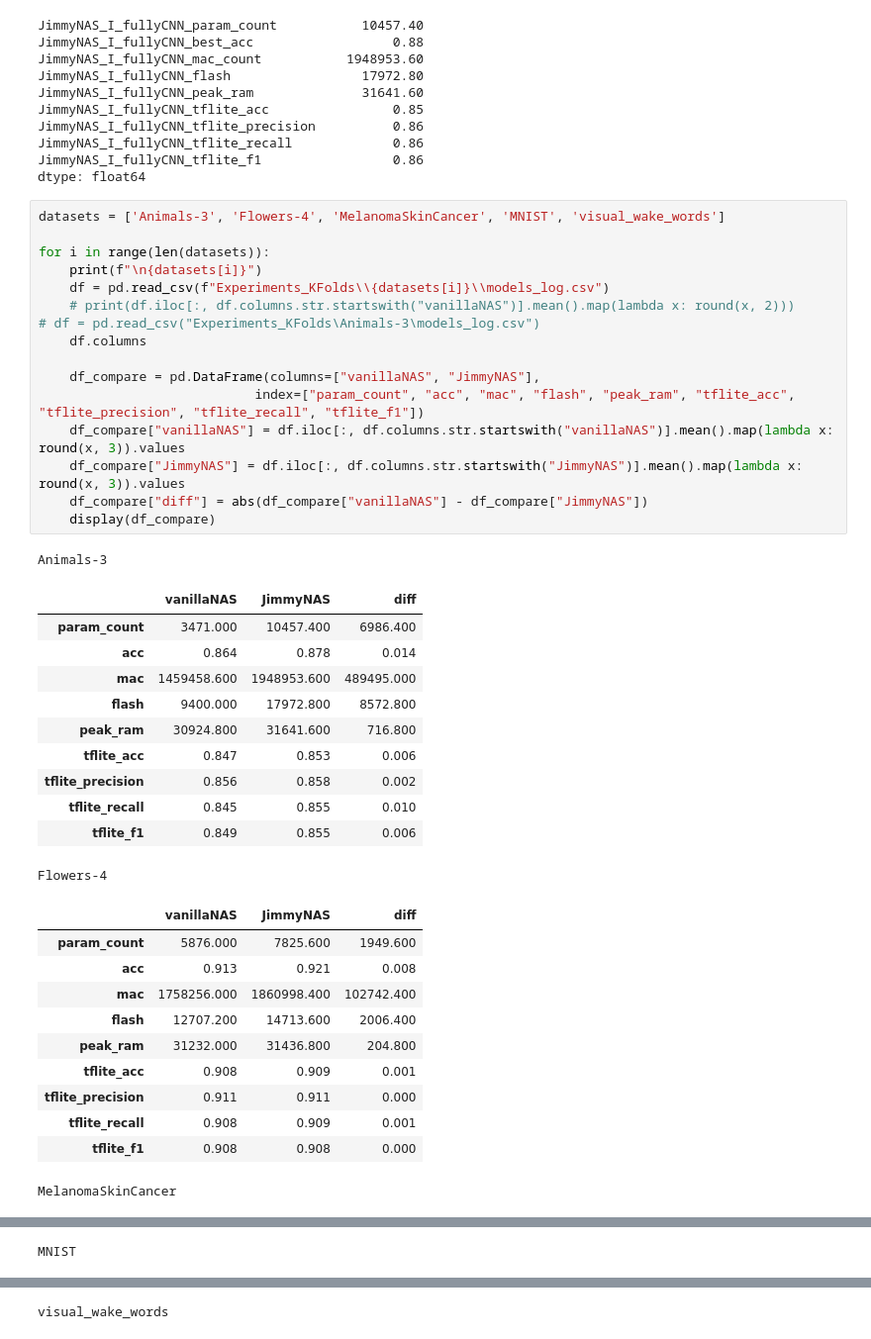
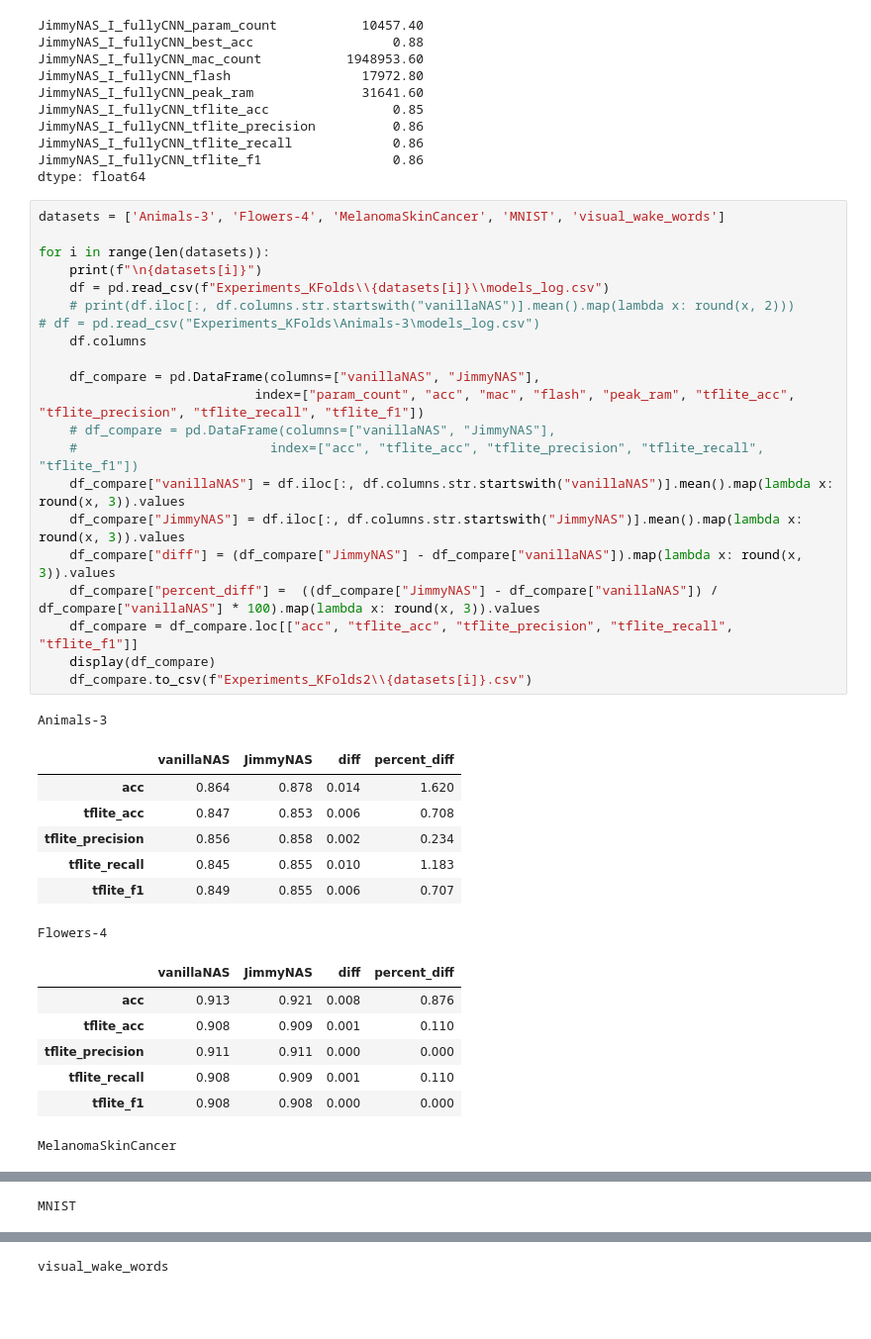
Before and after one commit to jimmoi/TinyML-NAS, a Jupyter notebook: Visualize2.ipynb, the cells around one changed output, grey strips where cells are left out. Shown at 99% size. Cells and saved outputs as stored; diff of their text form; blank space fills up the shorter version.

```diff
--- a/Visualize2.ipynb
+++ b/Visualize2.ipynb
@@ -246,40 +246,37 @@ dtype: float64
 # %%
 datasets = ['Animals-3', 'Flowers-4', 'MelanomaSkinCancer', 'MNIST', 'visual_wake_words']
 
 for i in range(len(datasets)):
     print(f"\n{datasets[i]}")
     df = pd.read_csv(f"Experiments_KFolds\\{datasets[i]}\\models_log.csv")
     # print(df.iloc[:, df.columns.str.startswith("vanillaNAS")].mean().map(lambda x: round(x, 2)))
 # df = pd.read_csv("Experiments_KFolds\Animals-3\models_log.csv")
     df.columns
 
     df_compare = pd.DataFrame(columns=["vanillaNAS", "JimmyNAS"],
                             index=["param_count", "acc", "mac", "flash", "peak_ram", "tflite_acc", "tflite_precision", "tflite_recall", "tflite_f1"])
+    # df_compare = pd.DataFrame(columns=["vanillaNAS", "JimmyNAS"],
+    #                         index=["acc", "tflite_acc", "tflite_precision", "tflite_recall", "tflite_f1"])
     df_compare["vanillaNAS"] = df.iloc[:, df.columns.str.startswith("vanillaNAS")].mean().map(lambda x: round(x, 3)).values
     df_compare["JimmyNAS"] = df.iloc[:, df.columns.str.startswith("JimmyNAS")].mean().map(lambda x: round(x, 3)).values
-    df_compare["diff"] = abs(df_compare["vanillaNAS"] - df_compare["JimmyNAS"])
+    df_compare["diff"] = (df_compare["JimmyNAS"] - df_compare["vanillaNAS"]).map(lambda x: round(x, 3)).values
+    df_compare["percent_diff"] =  ((df_compare["JimmyNAS"] - df_compare["vanillaNAS"]) / df_compare["vanillaNAS"] * 100).map(lambda x: round(x, 3)).values
+    df_compare = df_compare.loc[["acc", "tflite_acc", "tflite_precision", "tflite_recall", "tflite_f1"]]
     display(df_compare)
+    df_compare.to_csv(f"Experiments_KFolds2\\{datasets[i]}.csv")
 # %% [output]
 Animals-3
-|  | vanillaNAS | JimmyNAS | diff |
-| param_count | 3471.000 | 10457.400 | 6986.400 |
-| acc | 0.864 | 0.878 | 0.014 |
-| mac | 1459458.600 | 1948953.600 | 489495.000 |
-| flash | 9400.000 | 17972.800 | 8572.800 |
-| peak_ram | 30924.800 | 31641.600 | 716.800 |
-| tflite_acc | 0.847 | 0.853 | 0.006 |
-| tflite_precision | 0.856 | 0.858 | 0.002 |
-| tflite_recall | 0.845 | 0.855 | 0.010 |
-| tflite_f1 | 0.849 | 0.855 | 0.006 |
+|  | vanillaNAS | JimmyNAS | diff | percent_diff |
+| acc | 0.864 | 0.878 | 0.014 | 1.620 |
+| tflite_acc | 0.847 | 0.853 | 0.006 | 0.708 |
+| tflite_precision | 0.856 | 0.858 | 0.002 | 0.234 |
+| tflite_recall | 0.845 | 0.855 | 0.010 | 1.183 |
+| tflite_f1 | 0.849 | 0.855 | 0.006 | 0.707 |
 Flowers-4
-|  | vanillaNAS | JimmyNAS | diff |
-| param_count | 5876.000 | 7825.600 | 1949.600 |
-| acc | 0.913 | 0.921 | 0.008 |
-| mac | 1758256.000 | 1860998.400 | 102742.400 |
-| flash | 12707.200 | 14713.600 | 2006.400 |
-| peak_ram | 31232.000 | 31436.800 | 204.800 |
-| tflite_acc | 0.908 | 0.909 | 0.001 |
-| tflite_precision | 0.911 | 0.911 | 0.000 |
-| tflite_recall | 0.908 | 0.909 | 0.001 |
-| tflite_f1 | 0.908 | 0.908 | 0.000 |
+|  | vanillaNAS | JimmyNAS | diff | percent_diff |
+| acc | 0.913 | 0.921 | 0.008 | 0.876 |
+| tflite_acc | 0.908 | 0.909 | 0.001 | 0.110 |
+| tflite_precision | 0.911 | 0.911 | 0.000 | 0.000 |
+| tflite_recall | 0.908 | 0.909 | 0.001 | 0.110 |
+| tflite_f1 | 0.908 | 0.908 | 0.000 | 0.000 |
 MelanomaSkinCancer
```
Also changed, not shown: parts of 1 cell of this notebook.
